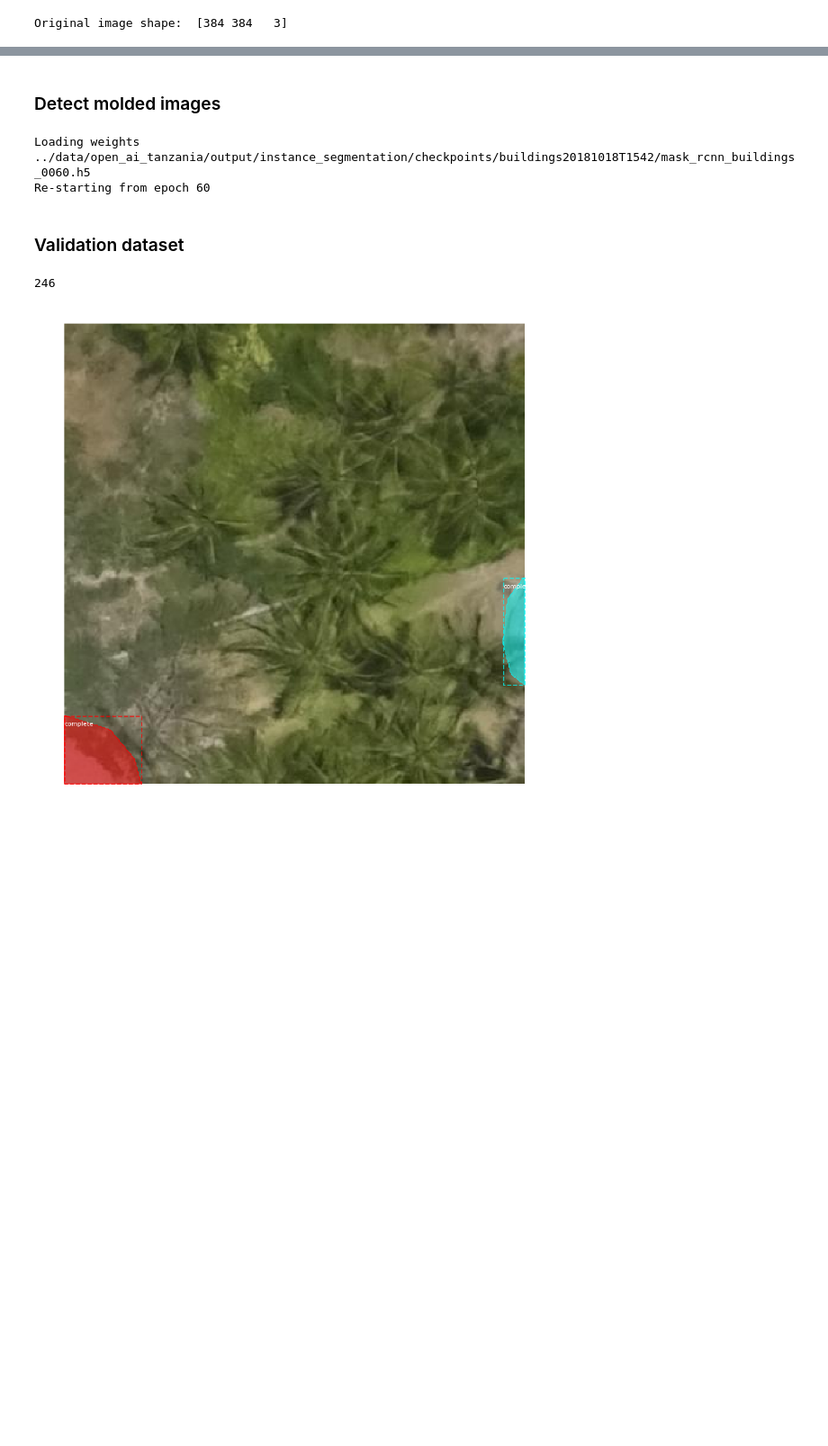
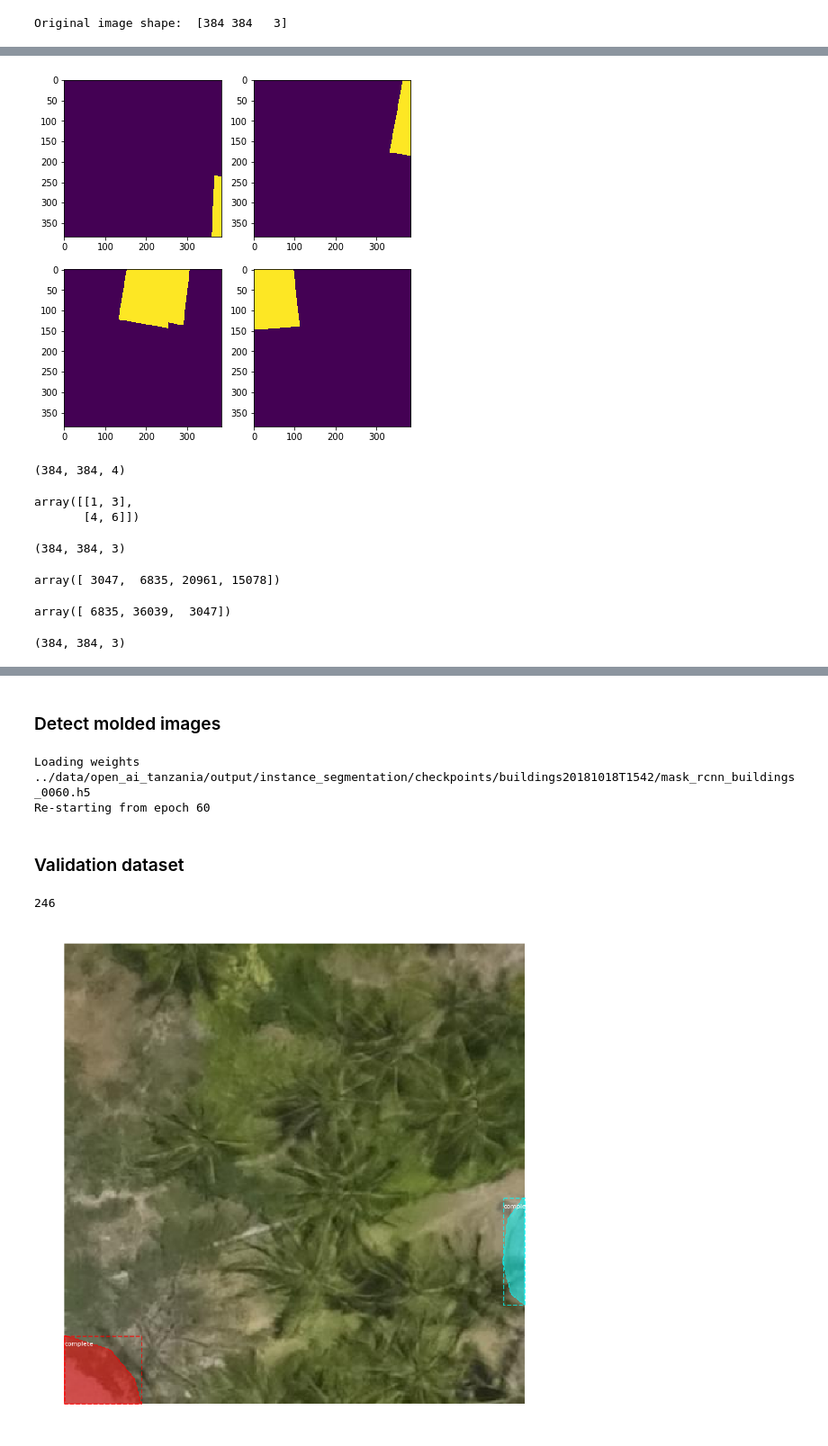
Before and after one commit to Oslandia/tanzania-challenge, a Jupyter notebook: example/building_model.ipynb, the cells around one changed output, grey strips where cells are left out. Shown at 90% size. Saved outputs shown, nothing was run; the diff lists cells and outputs as text; code cells hidden in the pictures; blank space fills up the shorter version.

```diff
--- a/example/building_model.ipynb
+++ b/example/building_model.ipynb
@@ -236,0 +373,18 @@ visualize.display_instances(image, gt_bbox, gt_mask, gt_class_id, val_bd.class_n
+# %%
+f, ax = plt.subplots(2, 2, figsize=(6, 6))
+for i in range(class_ids.shape[0]):
+    ax[int(i/2)][int(i%2)].imshow(mask[:, :, i])
+f.tight_layout()
+# %% [output]
+[figure, added]
+# %%
+mask.shape
+# %% [output]
+(384, 384, 4)
+# %%
+a = np.array([[1, 2, 3], [4, 5, 6]])
+b = np.array([1, 0, 1], dtype=np.bool)
+a[:,b]
+# %% [output]
+array([[1, 3],
+       [4, 6]])
@@ -236,0 +393,4 @@ visualize.display_instances(image, gt_bbox, gt_mask, gt_class_id, val_bd.class_n
+# %%
+semseg_mask.shape
+# %% [output]
+(384, 384, 3)
@@ -236,0 +401,4 @@ visualize.display_instances(image, gt_bbox, gt_mask, gt_class_id, val_bd.class_n
+# %%
+np.sum(mask, axis=(0,1))
+# %% [output]
+array([ 3047,  6835, 20961, 15078])
@@ -236,0 +407,8 @@ visualize.display_instances(image, gt_bbox, gt_mask, gt_class_id, val_bd.class_n
+# %%
+np.sum(semseg_mask, axis=(0,1))
+# %% [output]
+array([ 6835, 36039,  3047])
+# %%
+semseg_mask.shape
+# %% [output]
+(384, 384, 3)
```
Also changed, not shown: parts of 39 cells of this notebook, 1 other file.
